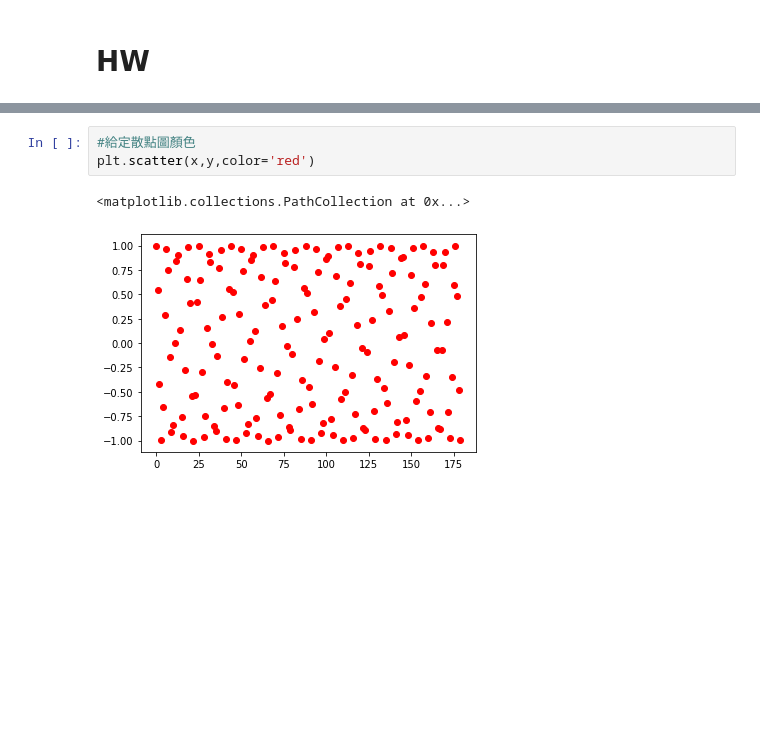
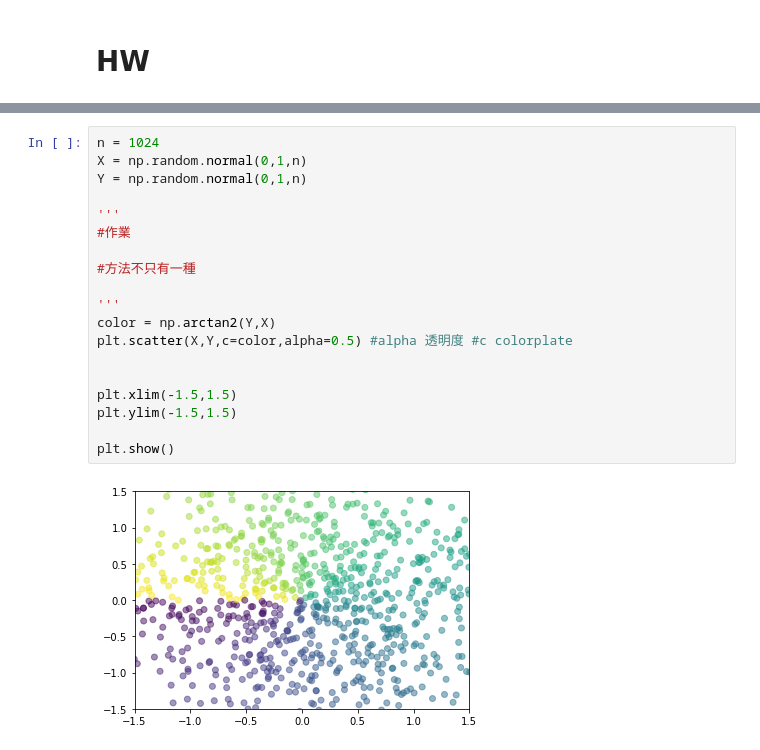
Before and after one commit to willhwh/DS_60Days, a Jupyter notebook: Day_018_HW.ipynb, the cells around one changed output, grey strips where cells are left out. Saved outputs shown, nothing was run; the diff lists cells and outputs as text; blank space fills up the shorter version.

```diff
--- a/Day_018_HW.ipynb
+++ b/Day_018_HW.ipynb
@@ -23,9 +24,24 @@ plt.show()
 # 把 pyplot.show() 換成下面這行:plt.savefig("filename.png",dpi=300,format="png")
 # %% [output]
 [figure]
-# %%
-#給定散點圖顏色
-plt.scatter(x,y,color='red')
-# %% [output]
-<matplotlib.collections.PathCollection at 0x...>
-[figure, removed]
+# %%
+n = 1024
+X = np.random.normal(0,1,n)
+Y = np.random.normal(0,1,n)
+
+'''
+#作業
+
+#方法不只有一種
+
+'''
+color = np.arctan2(Y,X)
+plt.scatter(X,Y,c=color,alpha=0.5) #alpha 透明度 #c colorplate
+
+
+plt.xlim(-1.5,1.5)
+plt.ylim(-1.5,1.5)
+
+plt.show()
+# %% [output]
+[figure, added]
```
Also changed, not shown: parts of 1 cell of this notebook.
